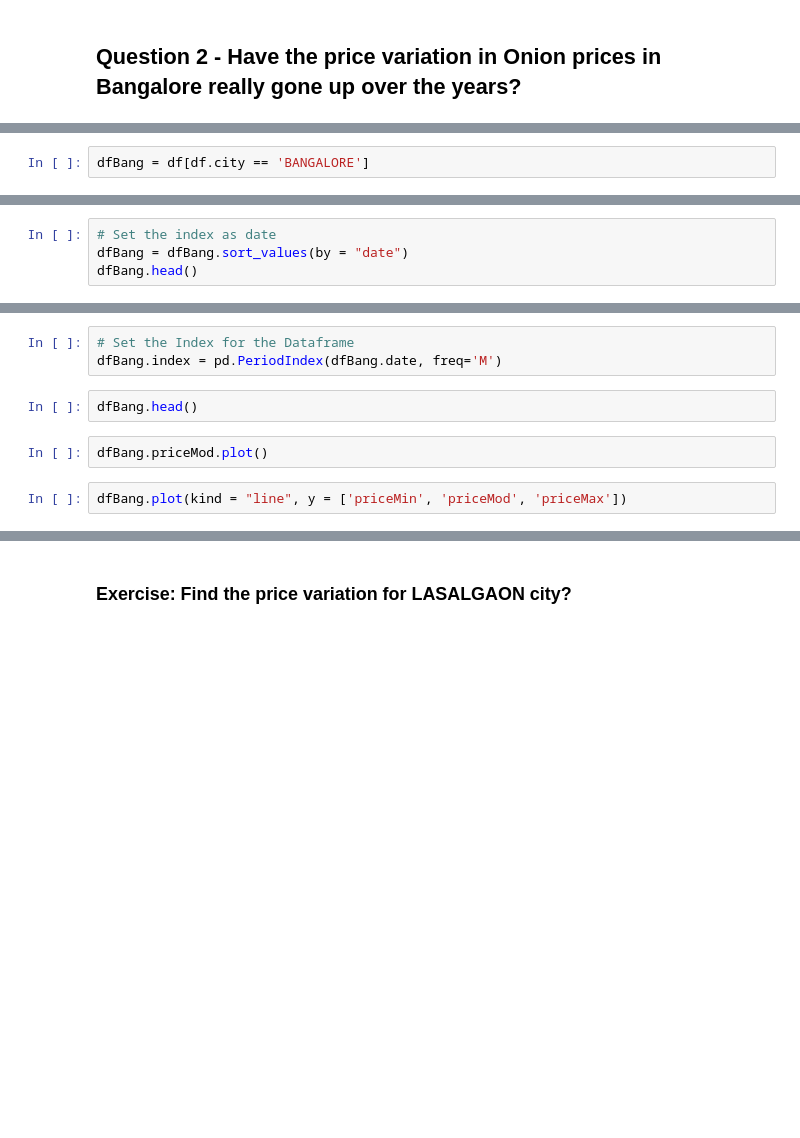
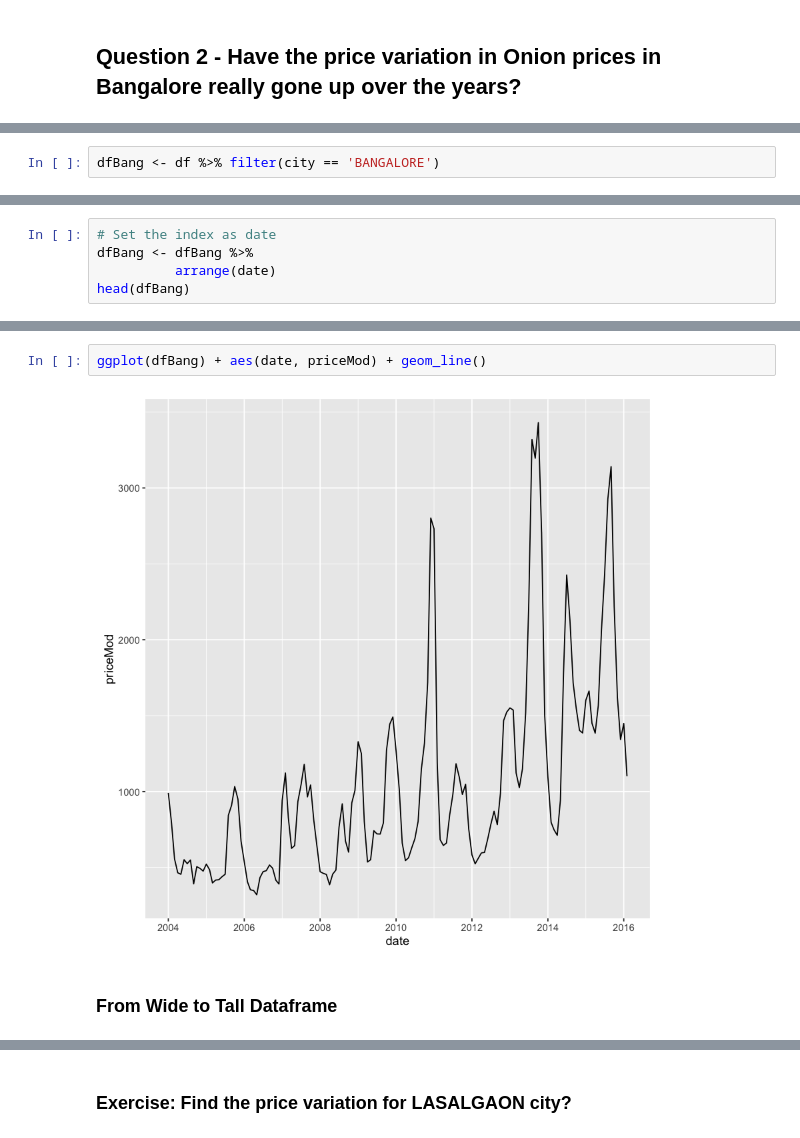
Before and after one commit to unnati-xyz/intro-R-data-science, a Jupyter notebook: onion/4-Explore.ipynb, the cells around one changed output, grey strips where cells are left out. Drawn from its saved outputs; the diff is of its cells as text; blank space fills up the shorter version.

```diff
--- a/onion/4-Explore.ipynb
+++ b/onion/4-Explore.ipynb
@@ -142,2 +238,2 @@ df.head()
 # %%
-dfBang = df[df.city == 'BANGALORE']
+dfBang <- df %>% filter(city == 'BANGALORE')
@@ -159,4 +270,5 @@ dfBang.index
 # %%
 # Set the index as date
-dfBang = dfBang.sort_values(by = "date")
-dfBang.head()
+dfBang <- dfBang %>%
+          arrange(date)
+head(dfBang)
@@ -163,9 +283,6 @@ dfBang.head()
-# %%
-# Set the Index for the Dataframe
-dfBang.index = pd.PeriodIndex(dfBang.date, freq='M')
-# %%
-dfBang.head()
-# %%
-dfBang.priceMod.plot()
-# %%
-dfBang.plot(kind = "line", y = ['priceMin', 'priceMod', 'priceMax'])
+# %%
+ggplot(dfBang) + aes(date, priceMod) + geom_line()
+# %% [output]
+[figure, added]
+# %% [markdown]
+### From Wide to Tall  Dataframe
```
Also changed, not shown: parts of 73 cells of this notebook, 2 other files.
